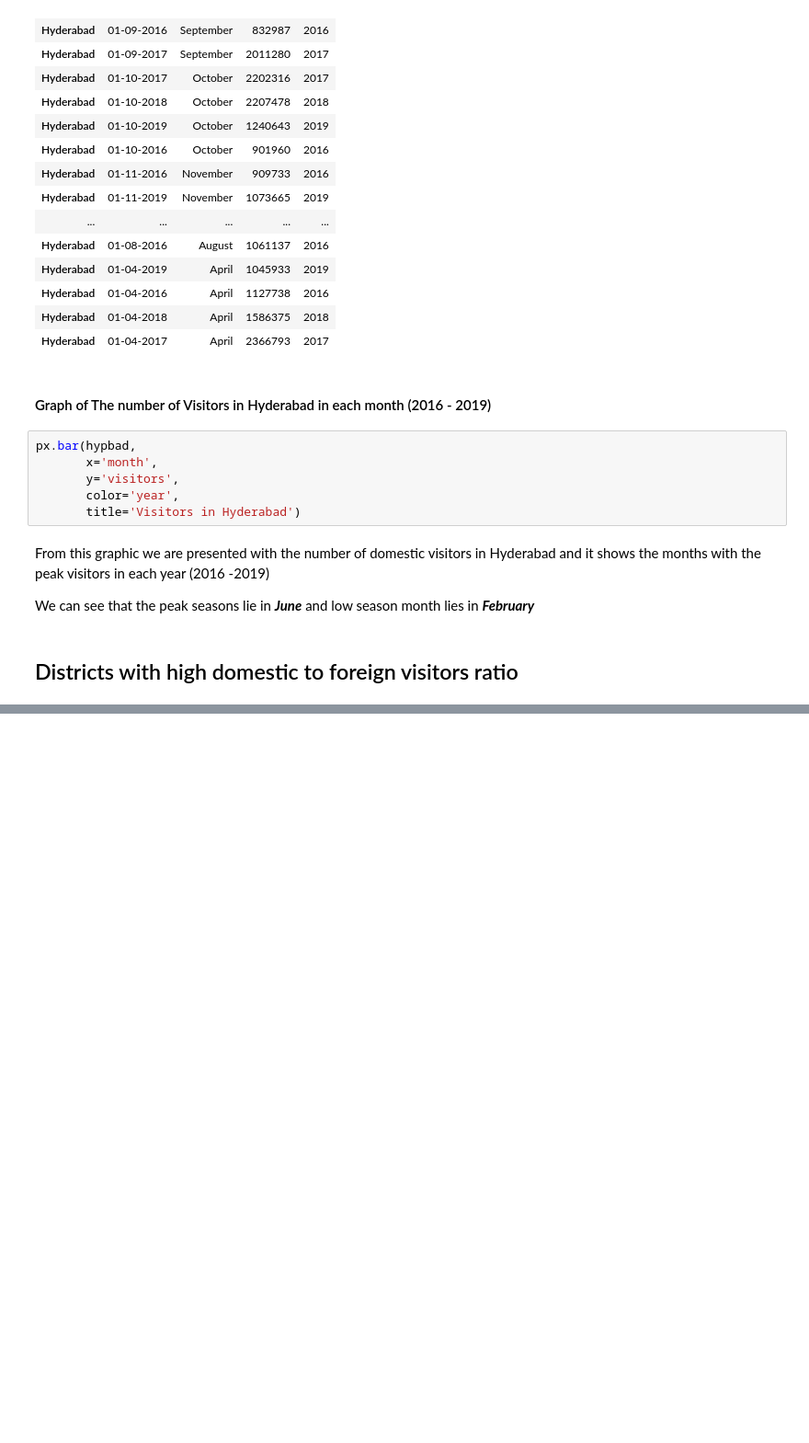
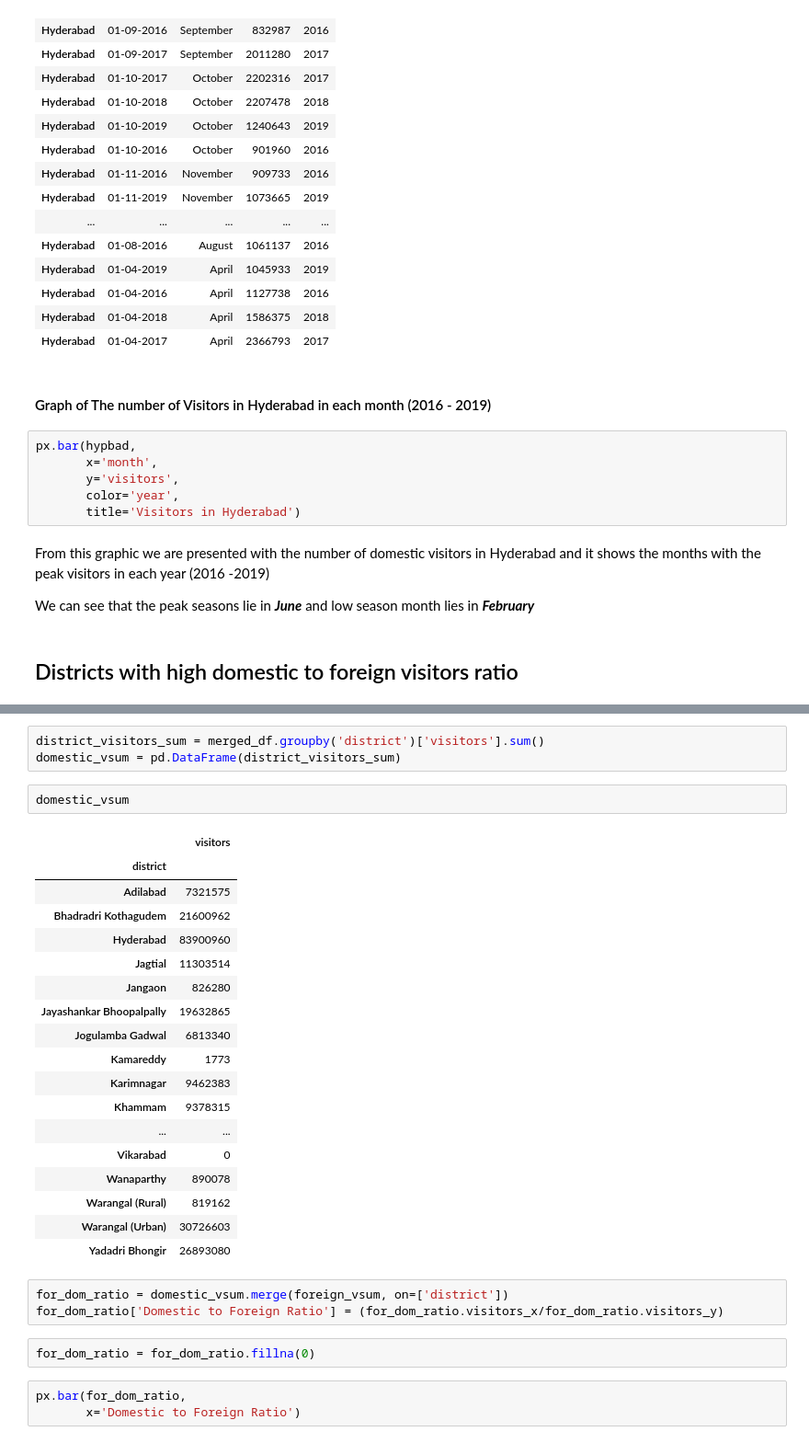
Before and after one commit to Ayomided/Telanagana-Tourism-Analysis, a Jupyter notebook: data_cleaning.ipynb, the cells around one changed output, grey strips where cells are left out. Shown at 92% size. Cells and saved outputs as stored; diff of their text form; blank space fills up the shorter version.

```diff
--- a/data_cleaning.ipynb
+++ b/data_cleaning.ipynb
@@ -442,0 +502,32 @@ We can see that the peak seasons lie in **_June_** and low season month lies in
+# %%
+district_visitors_sum = merged_df.groupby('district')['visitors'].sum()
+domestic_vsum = pd.DataFrame(district_visitors_sum)
+# %%
+domestic_vsum
+# %% [output]
+|  | visitors |
+| district |  |
+| Adilabad | 7321575 |
+| Bhadradri Kothagudem | 21600962 |
+| Hyderabad | 83900960 |
+| Jagtial | 11303514 |
+| Jangaon | 826280 |
+| Jayashankar Bhoopalpally | 19632865 |
+| Jogulamba Gadwal | 6813340 |
+| Kamareddy | 1773 |
+| Karimnagar | 9462383 |
+| Khammam | 9378315 |
+| ... | ... |
+| Vikarabad | 0 |
+| Wanaparthy | 890078 |
+| Warangal (Rural) | 819162 |
+| Warangal (Urban) | 30726603 |
+| Yadadri Bhongir | 26893080 |
+# %%
+for_dom_ratio = domestic_vsum.merge(foreign_vsum, on=['district'])
+for_dom_ratio['Domestic to Foreign Ratio'] = (for_dom_ratio.visitors_x/for_dom_ratio.visitors_y)
+# %%
+for_dom_ratio = for_dom_ratio.fillna(0)
+# %%
+px.bar(for_dom_ratio,
+       x='Domestic to Foreign Ratio')
```
Also changed, not shown: parts of 5 cells of this notebook.
